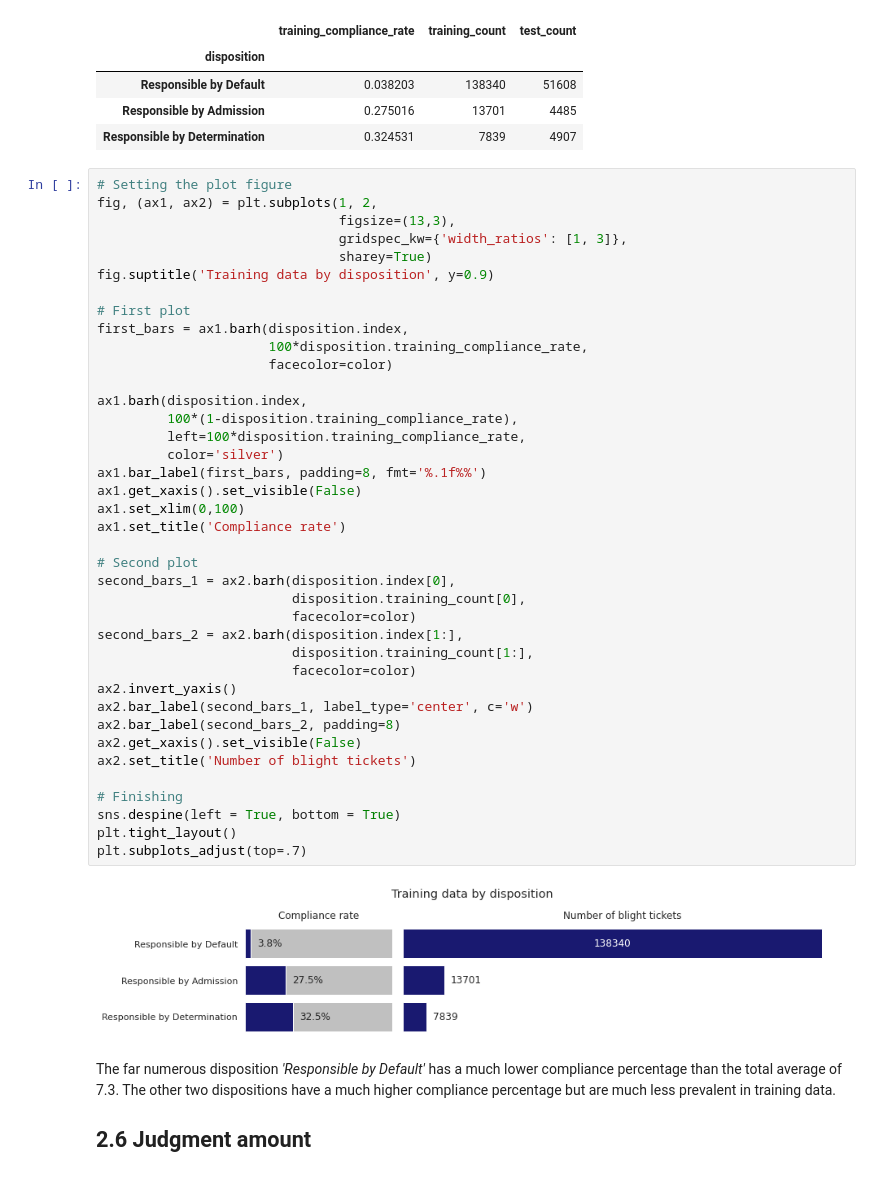
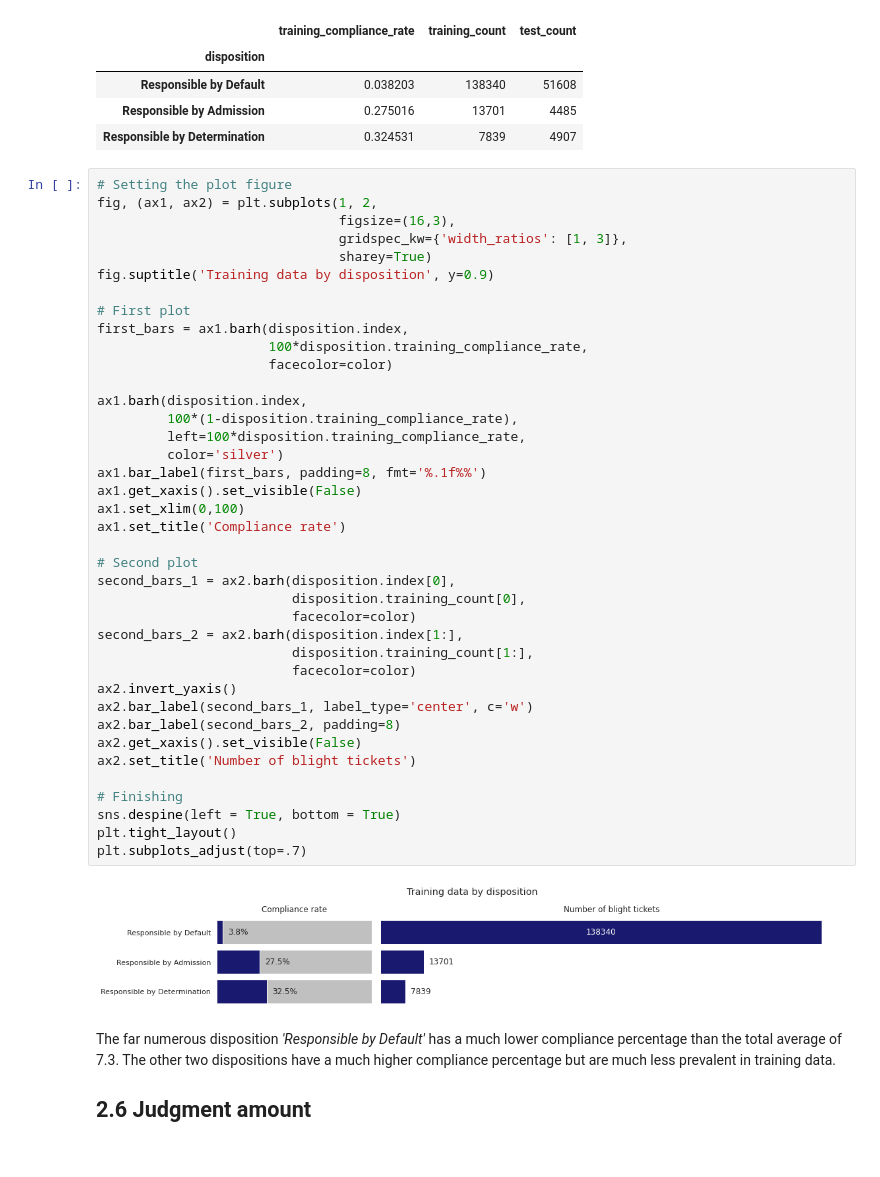
Before and after one commit to BPRateiro/Data-Science, a Jupyter notebook: detroit-blight-ticket-compliance.ipynb, the cells around one changed output. Saved outputs shown, nothing was run; the diff lists cells and outputs as text.

```diff
--- a/detroit-blight-ticket-compliance.ipynb
+++ b/detroit-blight-ticket-compliance.ipynb
@@ -752,7 +765,7 @@ disposition
 # %%
 # Setting the plot figure
 fig, (ax1, ax2) = plt.subplots(1, 2,
-                               figsize=(13,3),
+                               figsize=(16,3),
                                gridspec_kw={'width_ratios': [1, 3]},
                                sharey=True)
 fig.suptitle('Training data by disposition', y=0.9)
@@ -762,34 +775,34 @@ first_bars = ax1.barh(disposition.index,
                       100*disposition.training_compliance_rate,
                       facecolor=color)
 
 ax1.barh(disposition.index,
          100*(1-disposition.training_compliance_rate),
          left=100*disposition.training_compliance_rate,
          color='silver')
 ax1.bar_label(first_bars, padding=8, fmt='%.1f%%')
 ax1.get_xaxis().set_visible(False)
 ax1.set_xlim(0,100)
 ax1.set_title('Compliance rate')
 
 # Second plot
 second_bars_1 = ax2.barh(disposition.index[0],
                          disposition.training_count[0],
                          facecolor=color)
 second_bars_2 = ax2.barh(disposition.index[1:],
                          disposition.training_count[1:],
                          facecolor=color)
 ax2.invert_yaxis()
 ax2.bar_label(second_bars_1, label_type='center', c='w')
 ax2.bar_label(second_bars_2, padding=8)
 ax2.get_xaxis().set_visible(False)
 ax2.set_title('Number of blight tickets')
 
 # Finishing
 sns.despine(left = True, bottom = True)
 plt.tight_layout()
 plt.subplots_adjust(top=.7)
 # %% [output]
-[figure, old version]
+[figure, new version]
 # %% [markdown]
 The far numerous disposition *'Responsible by Default'* has a much lower compliance percentage than the total average of 7.3. The other two dispositions have a much higher compliance percentage but are much less prevalent in training data.
 
```
Also changed, not shown: parts of 31 cells of this notebook.
